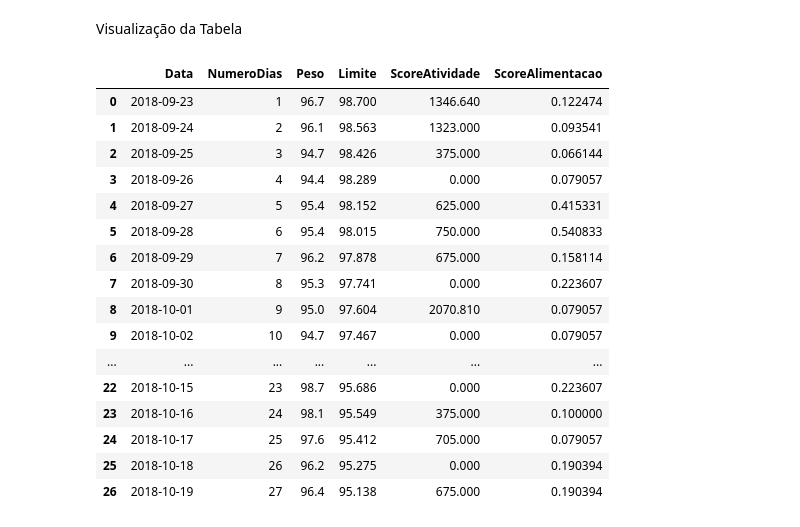
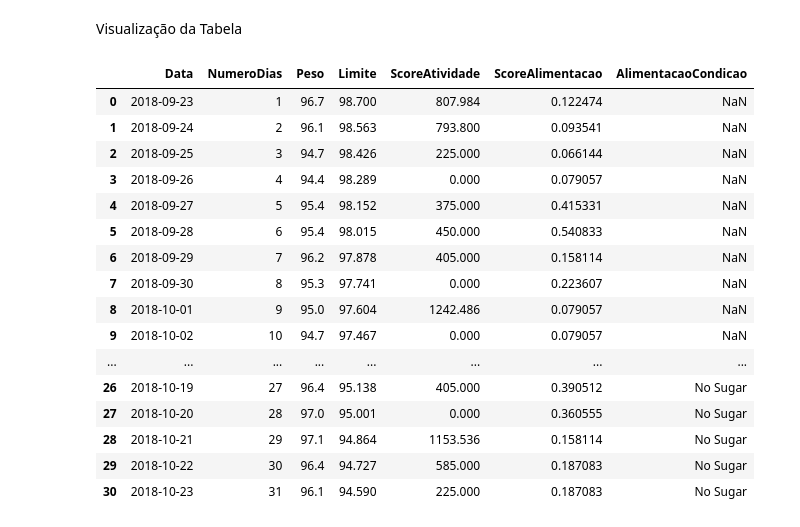
Before and after one commit to johnywalves/PyStudies, a Jupyter notebook: Controle_Peso_100_dias/ControleVerao2019.ipynb, the cells around one changed output. Cells and saved outputs as stored; diff of their text form; code cells hidden in the pictures.

```diff
--- a/Controle_Peso_100_dias/ControleVerao2019.ipynb
+++ b/Controle_Peso_100_dias/ControleVerao2019.ipynb
@@ -34,30 +31,25 @@ Nível de atividades físicas
 def scoreAtividade(data):
     score = 0
     for atividade in data:
-        if (atividade['Tipo'] == 'Corrida'):
-            score = score + atividade['Distancia'] * atividade['Velocidade']
-        elif (atividade['Tipo'] == 'Caminhada'):
-            score = score + atividade['Distancia'] * atividade['Velocidade'] * 0.5
-        elif (atividade['Tipo'] == 'Funcional'):
-            score = score + 30
-        elif (atividade['Tipo'] == 'Musculação'):
-            score = score + 15
+        score = score + {
+            'Corrida': lambda: atividade['Distancia'] * atividade['Velocidade'],
+            'Caminhada': lambda: atividade['Distancia'] * atividade['Velocidade'] * 0.5,
+            'Funcional': lambda: 30,
+            'Musculação': lambda: 15,
+        }.get(atividade['Tipo'], lambda: 0)()
     return score
 
 df_dados['ScoreAtividade'] = df_dados['AtividadeFisica'].apply(scoreAtividade)
-df_dados['ScoreAtividade'] = 25 * df_dados['ScoreAtividade']
+df_dados['ScoreAtividade'] = 15 * df_dados['ScoreAtividade']
 
 def tipoAtividade(data):
     tipo = 0
     for atividade in data:
-        if (atividade['Tipo'] == 'Corrida'):
-            tipo = tipo + 1
-        elif (atividade['Tipo'] == 'Musculação'):
-            tipo = tipo + 2
-        elif (atividade['Tipo'] == 'Funcional'):
-            tipo = tipo + 4
-        elif (atividade['Tipo'] == 'Musculação'):
-            tipo = tipo + 8
+        tipo = tipo + {
+            'Corrida': lambda: 1,
+            'Musculação': lambda: 2,
+            'Funcional': lambda: 4
+        }.get(atividade['Tipo'], lambda: 0)()
     return tipo
 
 df_dados['Tipo'] = df_dados['AtividadeFisica'].apply(tipoAtividade)
@@ -113,23 +106,24 @@ plt.show()
 # %% [markdown]
 Visualização da Tabela
 # %%
-tabela = df_dados[['Data', 'NumeroDias', 'Peso', 'Limite', 'ScoreAtividade', 'ScoreAlimentacao']]
+tabela = df_dados[['Data', 'NumeroDias', 'Peso', 'Limite', 'ScoreAtividade', 'ScoreAlimentacao', 'AlimentacaoCondicao']]
+tabela.to_csv('dadosOrganizados.csv')
 tabela
 # %% [output]
-|  | Data | NumeroDias | Peso | Limite | ScoreAtividade | ScoreAlimentacao |
-| 0 | 2018-09-23 | 1 | 96.7 | 98.700 | 1346.640 | 0.122474 |
-| 1 | 2018-09-24 | 2 | 96.1 | 98.563 | 1323.000 | 0.093541 |
-| 2 | 2018-09-25 | 3 | 94.7 | 98.426 | 375.000 | 0.066144 |
-| 3 | 2018-09-26 | 4 | 94.4 | 98.289 | 0.000 | 0.079057 |
-| 4 | 2018-09-27 | 5 | 95.4 | 98.152 | 625.000 | 0.415331 |
-| 5 | 2018-09-28 | 6 | 95.4 | 98.015 | 750.000 | 0.540833 |
-| 6 | 2018-09-29 | 7 | 96.2 | 97.878 | 675.000 | 0.158114 |
-| 7 | 2018-09-30 | 8 | 95.3 | 97.741 | 0.000 | 0.223607 |
-| 8 | 2018-10-01 | 9 | 95.0 | 97.604 | 2070.810 | 0.079057 |
-| 9 | 2018-10-02 | 10 | 94.7 | 97.467 | 0.000 | 0.079057 |
-| ... | ... | ... | ... | ... | ... | ... |
-| 22 | 2018-10-15 | 23 | 98.7 | 95.686 | 0.000 | 0.223607 |
-| 23 | 2018-10-16 | 24 | 98.1 | 95.549 | 375.000 | 0.100000 |
-| 24 | 2018-10-17 | 25 | 97.6 | 95.412 | 705.000 | 0.079057 |
-| 25 | 2018-10-18 | 26 | 96.2 | 95.275 | 0.000 | 0.190394 |
-| 26 | 2018-10-19 | 27 | 96.4 | 95.138 | 675.000 | 0.190394 |
+|  | Data | NumeroDias | Peso | Limite | ScoreAtividade | ScoreAlimentacao | AlimentacaoCondicao |
+| 0 | 2018-09-23 | 1 | 96.7 | 98.700 | 807.984 | 0.122474 | NaN |
+| 1 | 2018-09-24 | 2 | 96.1 | 98.563 | 793.800 | 0.093541 | NaN |
+| 2 | 2018-09-25 | 3 | 94.7 | 98.426 | 225.000 | 0.066144 | NaN |
+| 3 | 2018-09-26 | 4 | 94.4 | 98.289 | 0.000 | 0.079057 | NaN |
+| 4 | 2018-09-27 | 5 | 95.4 | 98.152 | 375.000 | 0.415331 | NaN |
+| 5 | 2018-09-28 | 6 | 95.4 | 98.015 | 450.000 | 0.540833 | NaN |
+| 6 | 2018-09-29 | 7 | 96.2 | 97.878 | 405.000 | 0.158114 | NaN |
+| 7 | 2018-09-30 | 8 | 95.3 | 97.741 | 0.000 | 0.223607 | NaN |
+| 8 | 2018-10-01 | 9 | 95.0 | 97.604 | 1242.486 | 0.079057 | NaN |
+| 9 | 2018-10-02 | 10 | 94.7 | 97.467 | 0.000 | 0.079057 | NaN |
+| ... | ... | ... | ... | ... | ... | ... | ... |
+| 26 | 2018-10-19 | 27 | 96.4 | 95.138 | 405.000 | 0.390512 | No Sugar |
+| 27 | 2018-10-20 | 28 | 97.0 | 95.001 | 0.000 | 0.360555 | No Sugar |
+| 28 | 2018-10-21 | 29 | 97.1 | 94.864 | 1153.536 | 0.158114 | No Sugar |
+| 29 | 2018-10-22 | 30 | 96.4 | 94.727 | 585.000 | 0.187083 | No Sugar |
+| 30 | 2018-10-23 | 31 | 96.1 | 94.590 | 225.000 | 0.187083 | No Sugar |
```
Also changed, not shown: parts of 2 cells of this notebook, 5 other files.
